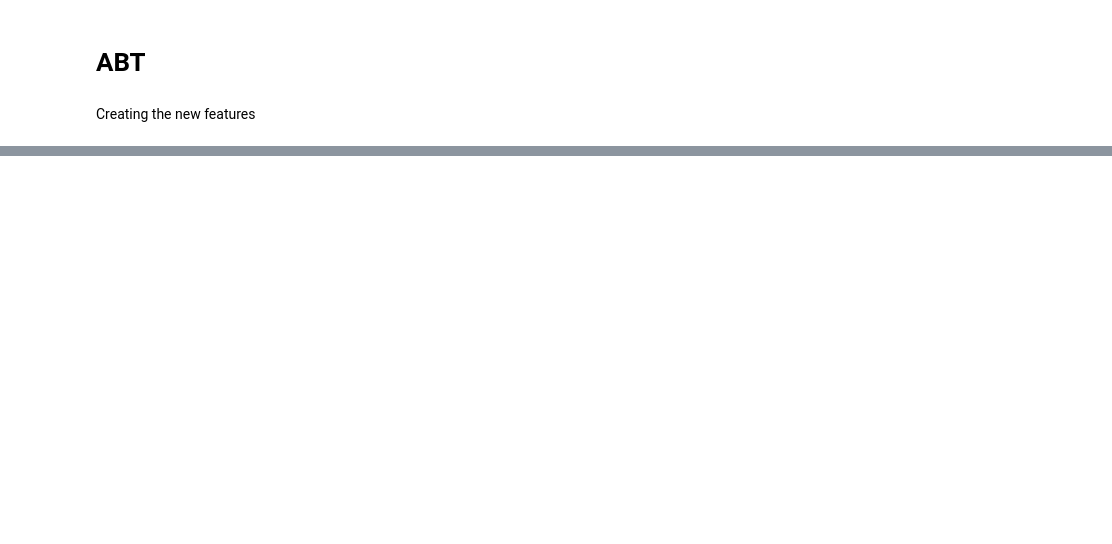
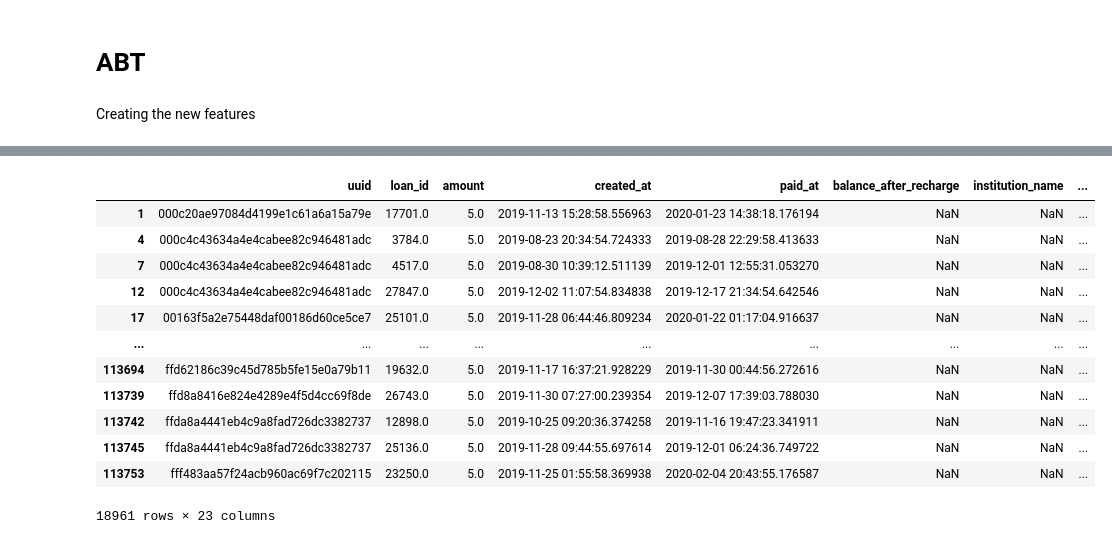
Before and after one commit to ohbtorres/Juno-Test, a Jupyter notebook: notebook/JUVO.ipynb, the cells around one changed output, grey strips where cells are left out. Saved outputs shown, nothing was run; the diff lists cells and outputs as text; code cells hidden in the pictures; blank space fills up the shorter version.

```diff
--- a/notebook/JUVO.ipynb
+++ b/notebook/JUVO.ipynb
@@ -366,0 +379,16 @@ df = df.merge(df.assign(loan_id_aux = lambda x: x.groupby("uuid").loan_id.transf
+# %%
+df.query("description == 'loan'")
+# %% [output]
+|  | uuid | loan_id | amount | created_at | paid_at | balance_after_recharge | institution_name | ... |
+| 1 | 000c20ae97084d4199e1c61a6a15a79e | 17701.0 | 5.0 | 2019-11-13 15:28:58.556963 | 2020-01-23 14:38:18.176194 | NaN | NaN | ... |
+| 4 | 000c4c43634a4e4cabee82c946481adc | 3784.0 | 5.0 | 2019-08-23 20:34:54.724333 | 2019-08-28 22:29:58.413633 | NaN | NaN | ... |
+| 7 | 000c4c43634a4e4cabee82c946481adc | 4517.0 | 5.0 | 2019-08-30 10:39:12.511139 | 2019-12-01 12:55:31.053270 | NaN | NaN | ... |
+| 12 | 000c4c43634a4e4cabee82c946481adc | 27847.0 | 5.0 | 2019-12-02 11:07:54.834838 | 2019-12-17 21:34:54.642546 | NaN | NaN | ... |
+| 17 | 00163f5a2e75448daf00186d60ce5ce7 | 25101.0 | 5.0 | 2019-11-28 06:44:46.809234 | 2020-01-22 01:17:04.916637 | NaN | NaN | ... |
+| ... | ... | ... | ... | ... | ... | ... | ... | ... |
+| 113694 | ffd62186c39c45d785b5fe15e0a79b11 | 19632.0 | 5.0 | 2019-11-17 16:37:21.928229 | 2019-11-30 00:44:56.272616 | NaN | NaN | ... |
+| 113739 | ffd8a8416e824e4289e4f5d4cc69f8de | 26743.0 | 5.0 | 2019-11-30 07:27:00.239354 | 2019-12-07 17:39:03.788030 | NaN | NaN | ... |
+| 113742 | ffda8a4441eb4c9a8fad726dc3382737 | 12898.0 | 5.0 | 2019-10-25 09:20:36.374258 | 2019-11-16 19:47:23.341911 | NaN | NaN | ... |
+| 113745 | ffda8a4441eb4c9a8fad726dc3382737 | 25136.0 | 5.0 | 2019-11-28 09:44:55.697614 | 2019-12-01 06:24:36.749722 | NaN | NaN | ... |
+| 113753 | fff483aa57f24acb960ac69f7c202115 | 23250.0 | 5.0 | 2019-11-25 01:55:58.369938 | 2020-02-04 20:43:55.176587 | NaN | NaN | ... |
+18961 rows × 23 columns
```
Also changed, not shown: parts of 21 cells of this notebook.
